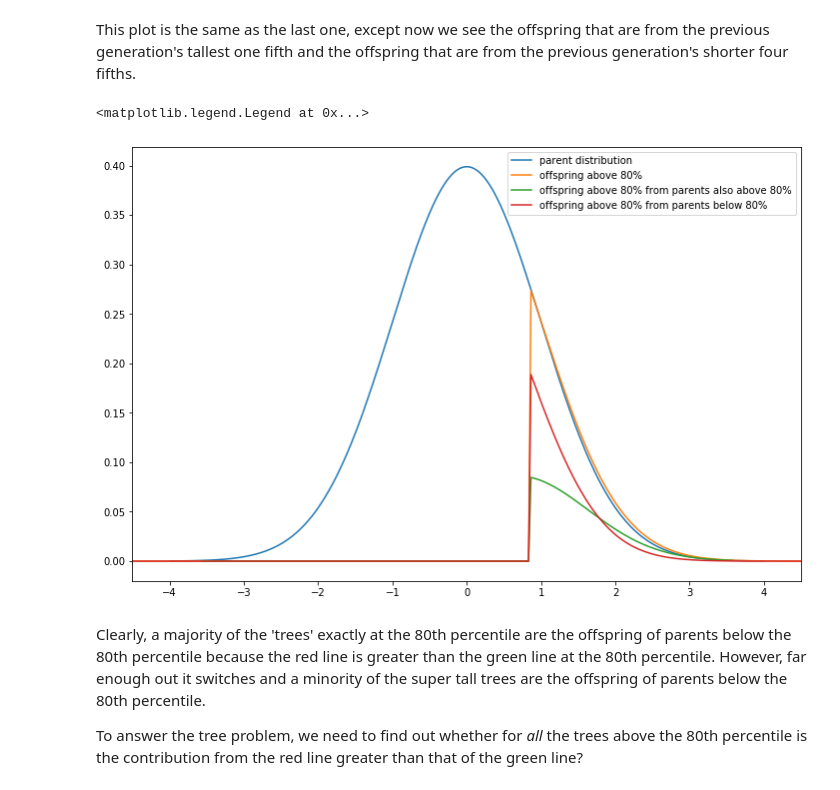
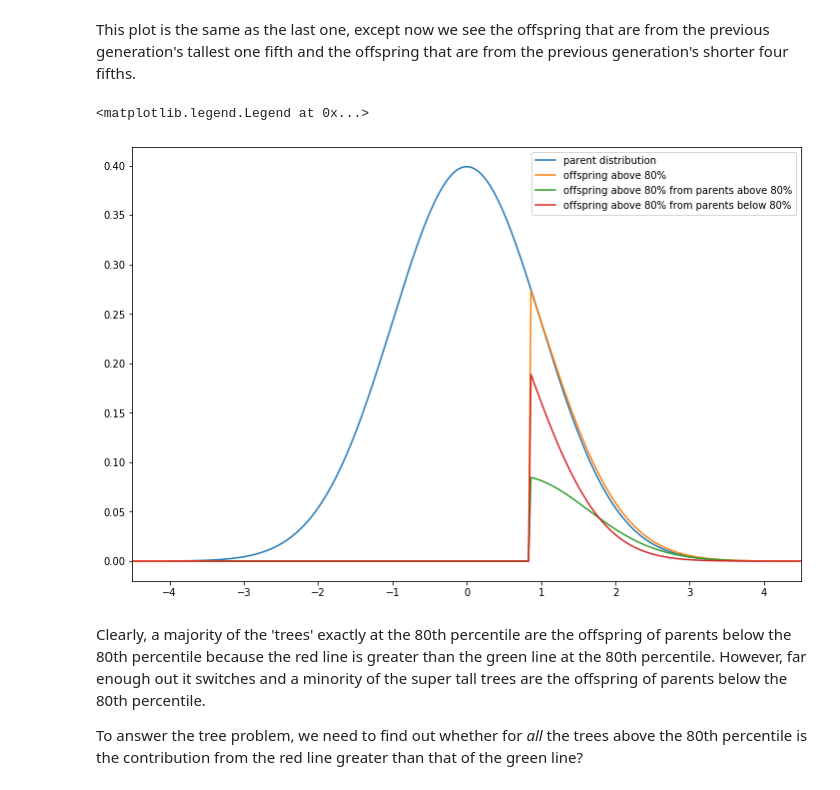
Before and after one commit to jessebmurray/polygenic, a Jupyter notebook: tree_project_explainer.ipynb, the cells around one changed output. Saved outputs shown, nothing was run; the diff lists cells and outputs as text; code cells hidden in the pictures.

```diff
--- a/tree_project_explainer.ipynb
+++ b/tree_project_explainer.ipynb
@@ -233,14 +235,14 @@ This plot is the same as the last one, except now we see the offspring that are
 # %%
 plt.figure(figsize=fig_size)
 plt.xlim(-4.5, 4.5)
 tree.plot_distribution(parent_distribution) # plot the parent distribution
 tree.plot_distribution(offspring_top_fifth) # plot the top fifth offspring
 tree.plot_distribution(offspring_top_fifth_par_top_fifth) # plot the top fifth from top fifth parents
 tree.plot_distribution(offspring_top_fifth_par_bottom_four_fifth) # plot the top fifth from four fifths parents
-plt.legend(labels=['parent distribution', 'offspring above 80%', 'offspring above 80% from parents also above 80%', 'offspring above 80% from parents below 80%'])
+plt.legend(labels=['parent distribution', 'offspring above 80%', 'offspring above 80% from parents above 80%', 'offspring above 80% from parents below 80%'])
 # %% [output]
 <matplotlib.legend.Legend at 0x...>
-[figure, old version]
+[figure, new version]
 # %% [markdown]
 Clearly, a majority of the 'trees' exactly at the 80th percentile are the offspring of parents below the 80th percentile because the red line is greater than the green line at the 80th percentile. However, far enough out it switches and a minority of the super tall trees are the offspring of parents below the 80th percentile.
 
```
Also changed, not shown: parts of 11 cells of this notebook.
